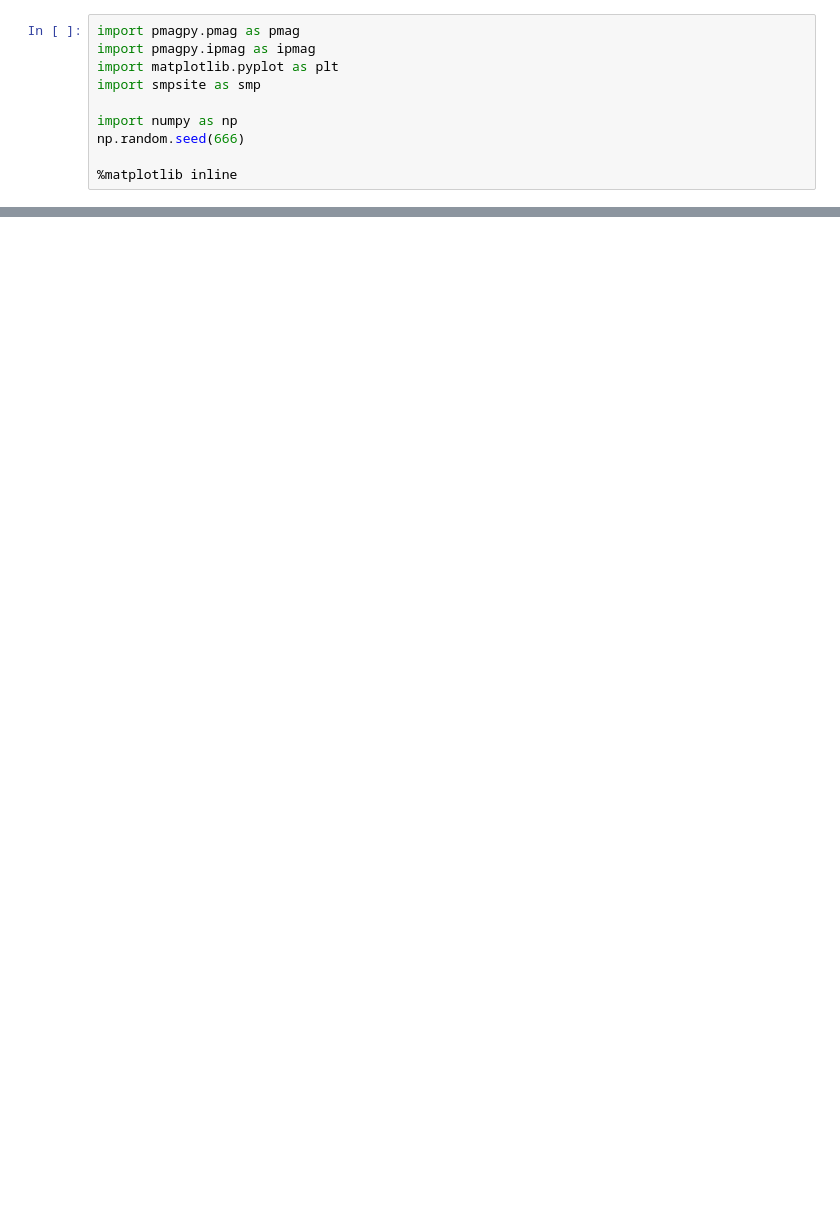
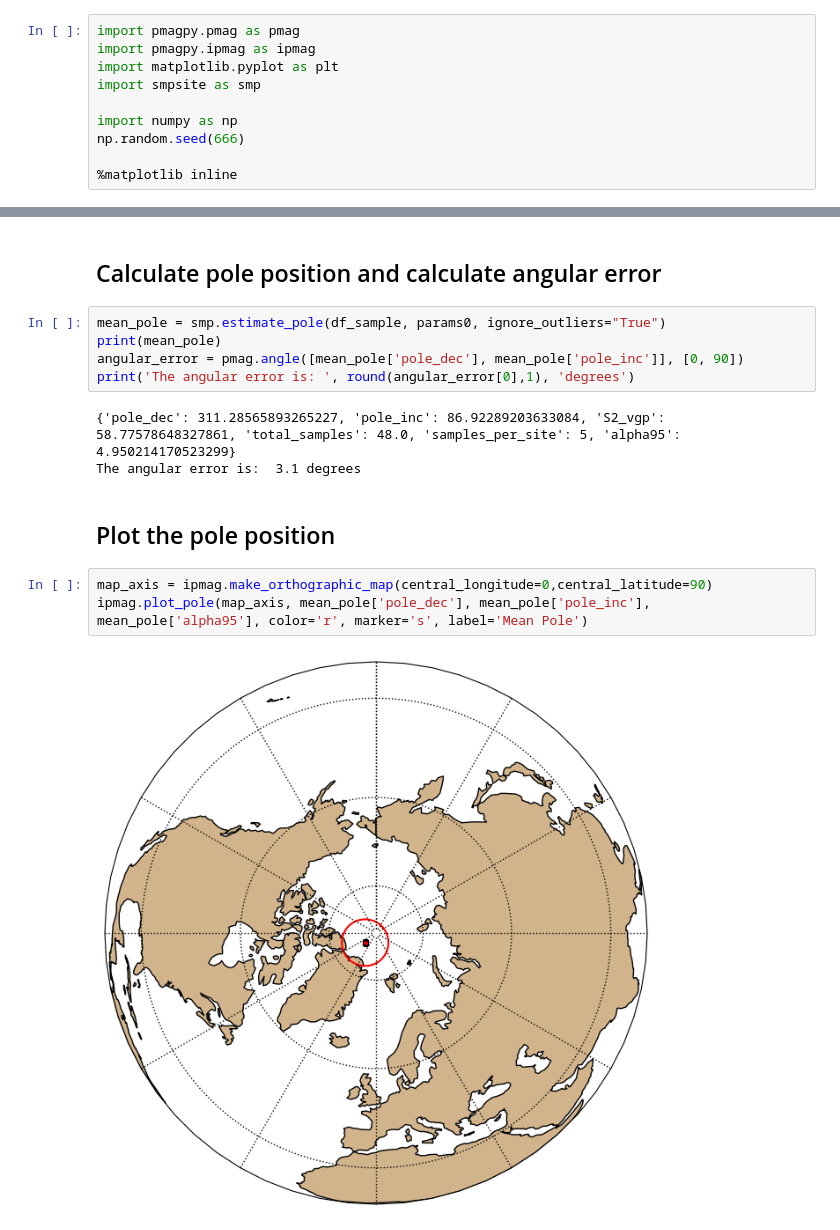
Before and after one commit to PolarWandering/PaleoSampling, a Jupyter notebook: _sources/notebooks/Sampling_example.ipynb, the cells around one changed output, grey strips where cells are left out. Drawn from its saved outputs; the diff is of its cells as text; blank space fills up the shorter version.

```diff
--- a/_sources/notebooks/Sampling_example.ipynb
+++ b/_sources/notebooks/Sampling_example.ipynb
@@ -48,0 +98,17 @@ ipmag.plot_di(dec=df_sample.vgp_long.values, inc=df_sample.vgp_lat.values)
+# %% [markdown]
+## Calculate pole position and calculate angular error
+# %%
+mean_pole = smp.estimate_pole(df_sample, params0, ignore_outliers="True")
+print(mean_pole)
+angular_error = pmag.angle([mean_pole['pole_dec'], mean_pole['pole_inc']], [0, 90])
+print('The angular error is: ', round(angular_error[0],1), 'degrees')
+# %% [output]
+{'pole_dec': 311.28565893265227, 'pole_inc': 86.92289203633084, 'S2_vgp': 58.77578648327861, 'total_samples': 48.0, 'samples_per_site': 5, 'alpha95': 4.950214170523299}
+The angular error is:  3.1 degrees
+# %% [markdown]
+## Plot the pole position
+# %%
+map_axis = ipmag.make_orthographic_map(central_longitude=0,central_latitude=90)
+ipmag.plot_pole(map_axis, mean_pole['pole_dec'], mean_pole['pole_inc'], mean_pole['alpha95'], color='r', marker='s', label='Mean Pole')
+# %% [output]
+[figure, added]
```
Also changed, not shown: parts of 9 cells of this notebook, 8 other files.
